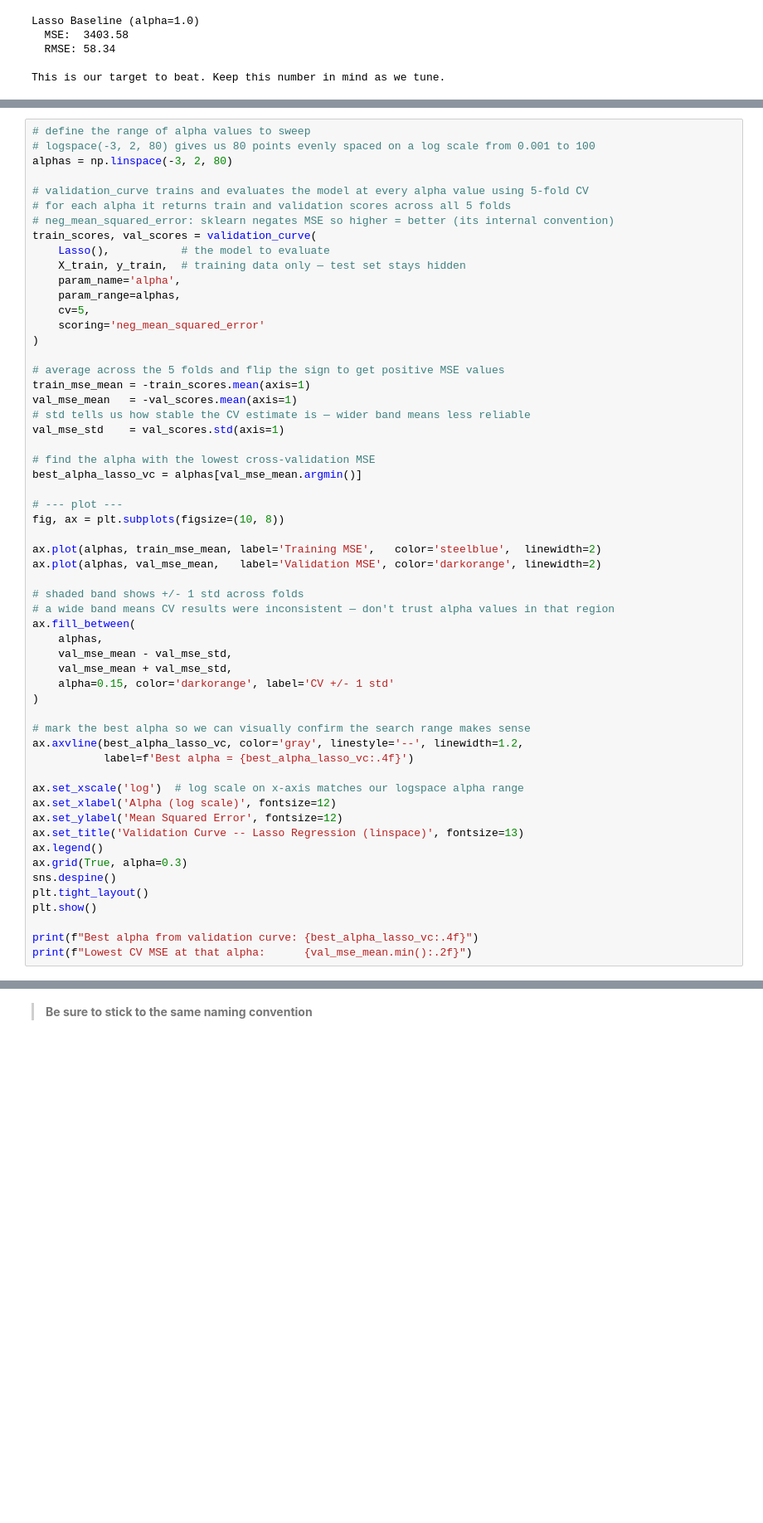
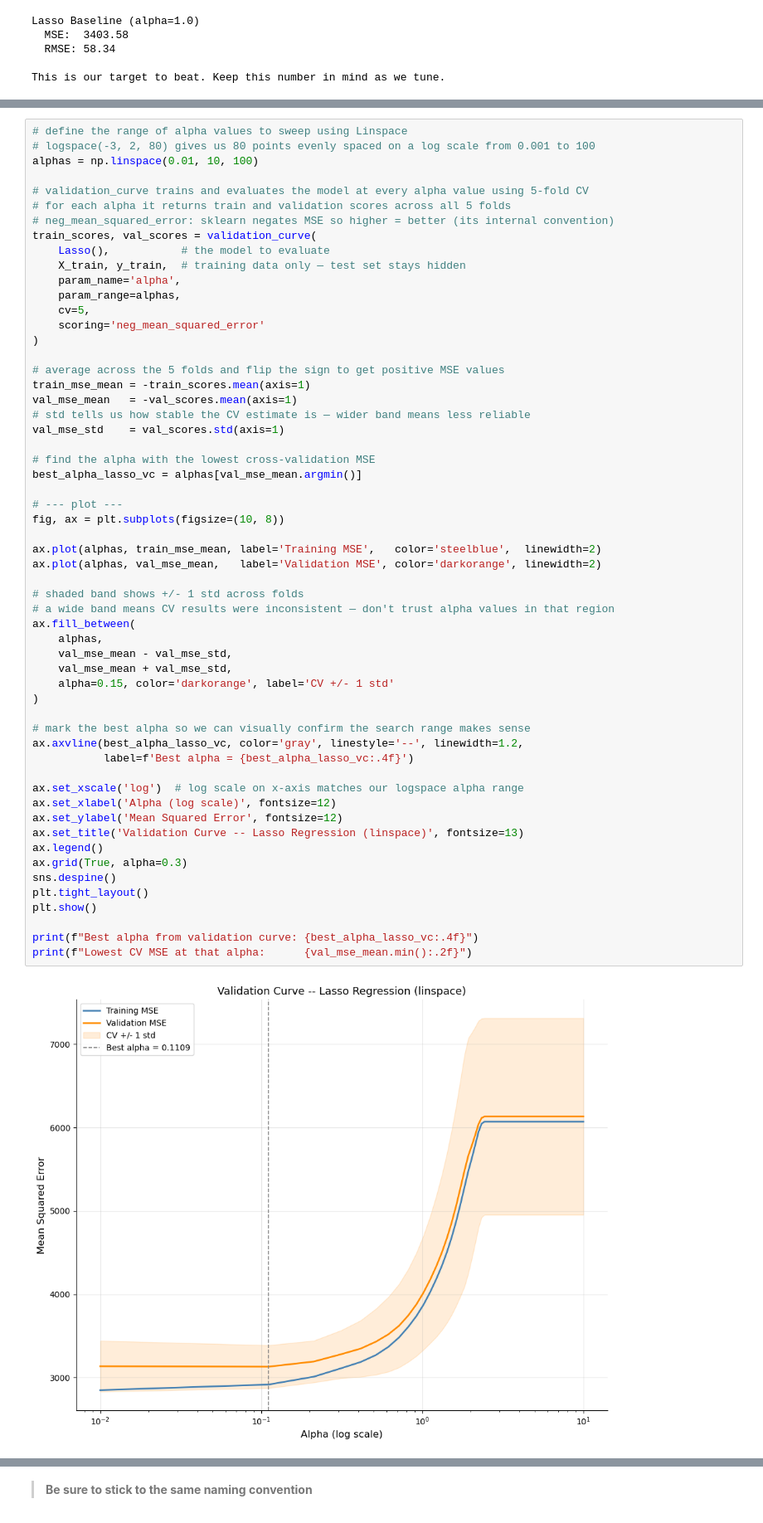
Before and after one commit to winni-datadiva/TKH-26-labs, a Jupyter notebook: Phase_2/python_workbooks/hyperparameters_Winni.ipynb, the cells around one changed output, grey strips where cells are left out. Shown at 83% size. Cells and saved outputs as stored; diff of their text form; blank space fills up the shorter version.

```diff
--- a/Phase_2/python_workbooks/hyperparameters_Winni.ipynb
+++ b/Phase_2/python_workbooks/hyperparameters_Winni.ipynb
@@ -200,7 +199,7 @@ hello world
 # %%
-# define the range of alpha values to sweep
+# define the range of alpha values to sweep using Linspace
 # logspace(-3, 2, 80) gives us 80 points evenly spaced on a log scale from 0.001 to 100
-alphas = np.linspace(-3, 2, 80)
+alphas = np.linspace(0.01, 10, 100)
 
 # validation_curve trains and evaluates the model at every alpha value using 5-fold CV
 # for each alpha it returns train and validation scores across all 5 folds
@@ -227,30 +226,32 @@ best_alpha_lasso_vc = alphas[val_mse_mean.argmin()]
 fig, ax = plt.subplots(figsize=(10, 8))
 
 ax.plot(alphas, train_mse_mean, label='Training MSE',   color='steelblue',  linewidth=2)
 ax.plot(alphas, val_mse_mean,   label='Validation MSE', color='darkorange', linewidth=2)
 
 # shaded band shows +/- 1 std across folds
 # a wide band means CV results were inconsistent — don't trust alpha values in that region
 ax.fill_between(
     alphas,
     val_mse_mean - val_mse_std,
     val_mse_mean + val_mse_std,
     alpha=0.15, color='darkorange', label='CV +/- 1 std'
 )
 
 # mark the best alpha so we can visually confirm the search range makes sense
 ax.axvline(best_alpha_lasso_vc, color='gray', linestyle='--', linewidth=1.2,
            label=f'Best alpha = {best_alpha_lasso_vc:.4f}')
 
 ax.set_xscale('log')  # log scale on x-axis matches our logspace alpha range
 ax.set_xlabel('Alpha (log scale)', fontsize=12)
 ax.set_ylabel('Mean Squared Error', fontsize=12)
 ax.set_title('Validation Curve -- Lasso Regression (linspace)', fontsize=13)
 ax.legend()
 ax.grid(True, alpha=0.3)
 sns.despine()
 plt.tight_layout()
 plt.show()
 
 print(f"Best alpha from validation curve: {best_alpha_lasso_vc:.4f}")
 print(f"Lowest CV MSE at that alpha:      {val_mse_mean.min():.2f}")
+# %% [output]
+[figure, added]
```
Also changed, not shown: parts of 15 cells of this notebook.
